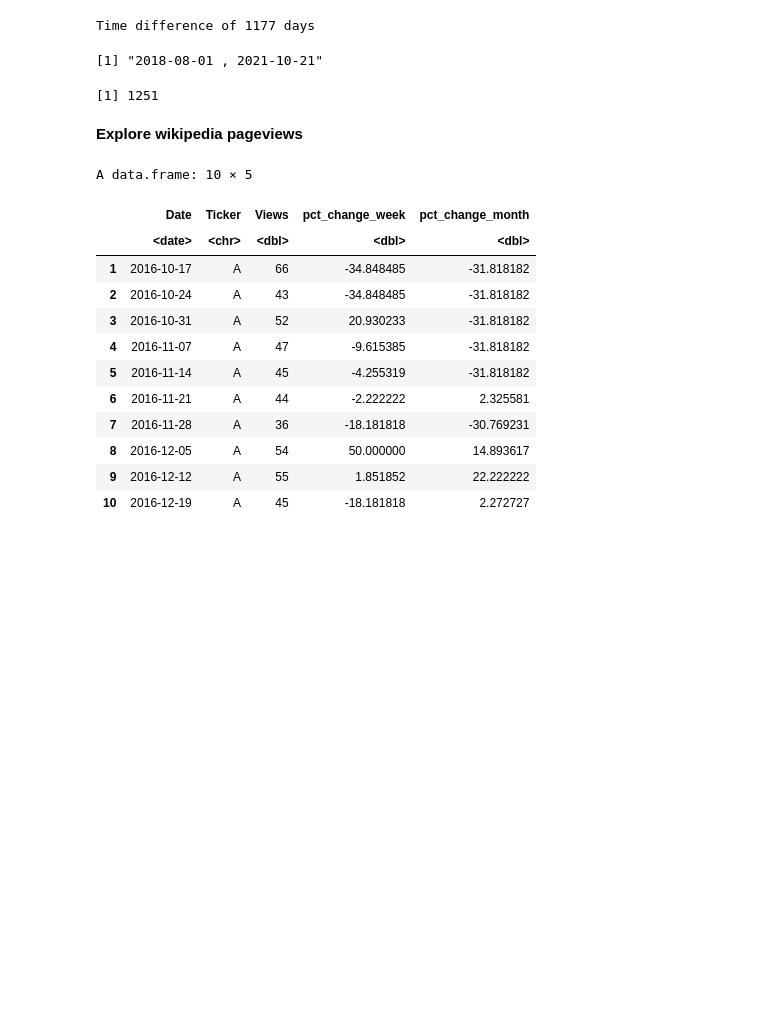
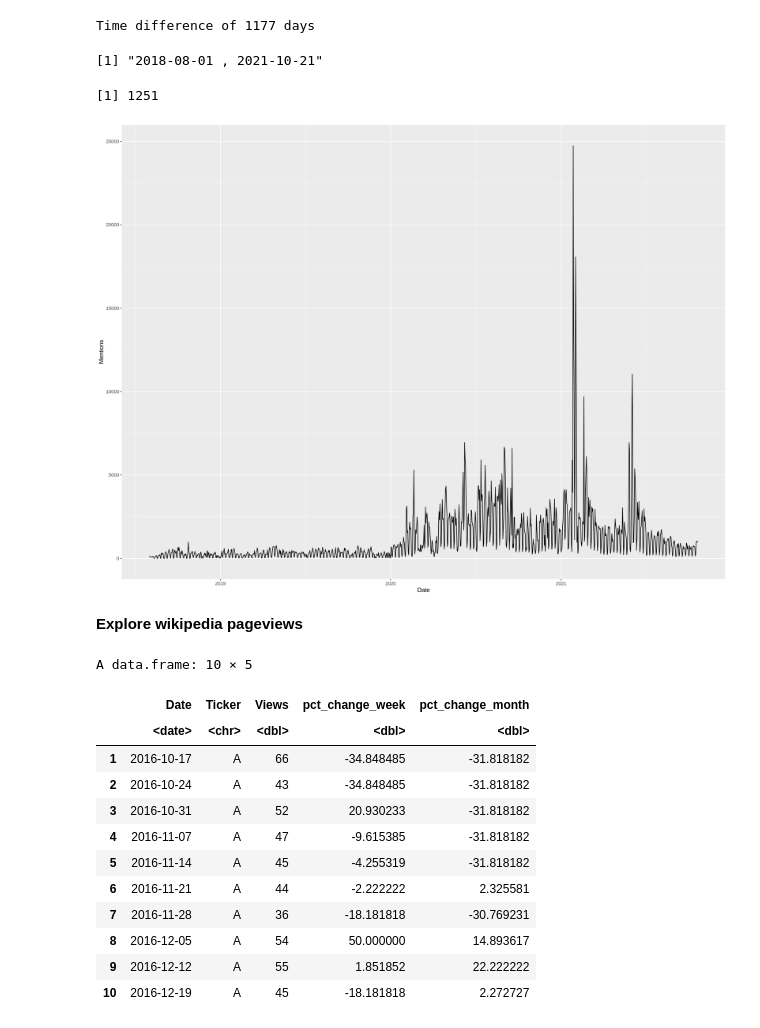
Before and after one commit to limshaocong/analyticsEdge, a Jupyter notebook: Data_Exploration.ipynb, the cells around one changed output. Drawn from its saved outputs; the diff is of its cells as text; code cells hidden in the pictures; blank space fills up the shorter version.

```diff
--- a/Data_Exploration.ipynb
+++ b/Data_Exploration.ipynb
@@ -239,6 +251,12 @@ length(unique(wsb.sentiment$Ticker))
 Time difference of 1177 days
 [1] "2018-08-01 , 2021-10-21"
 [1] 1251
+# %%
+mentions.time <- aggregate(Mentions ~ Date, data = wsb.sentiment, FUN = sum)
+options(repr.plot.width = 16, repr.plot.height = 12)
+ggplot(mentions.time, aes(x = Date, y = Mentions)) + geom_line()
+# %% [output]
+[figure, added]
 # %% [markdown]
 **Explore wikipedia pageviews**
 # %%
```
Also changed, not shown: parts of 2 cells of this notebook.
